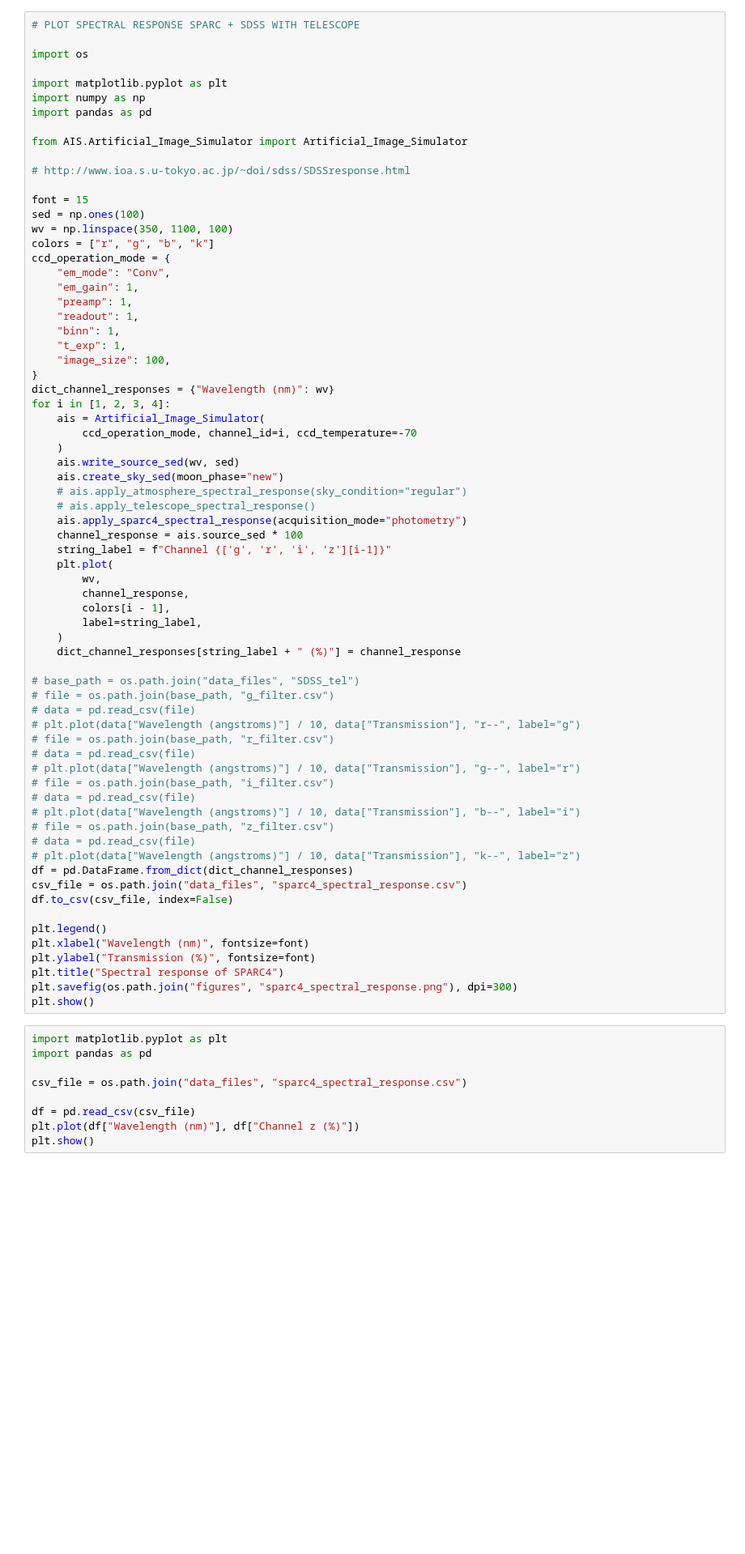
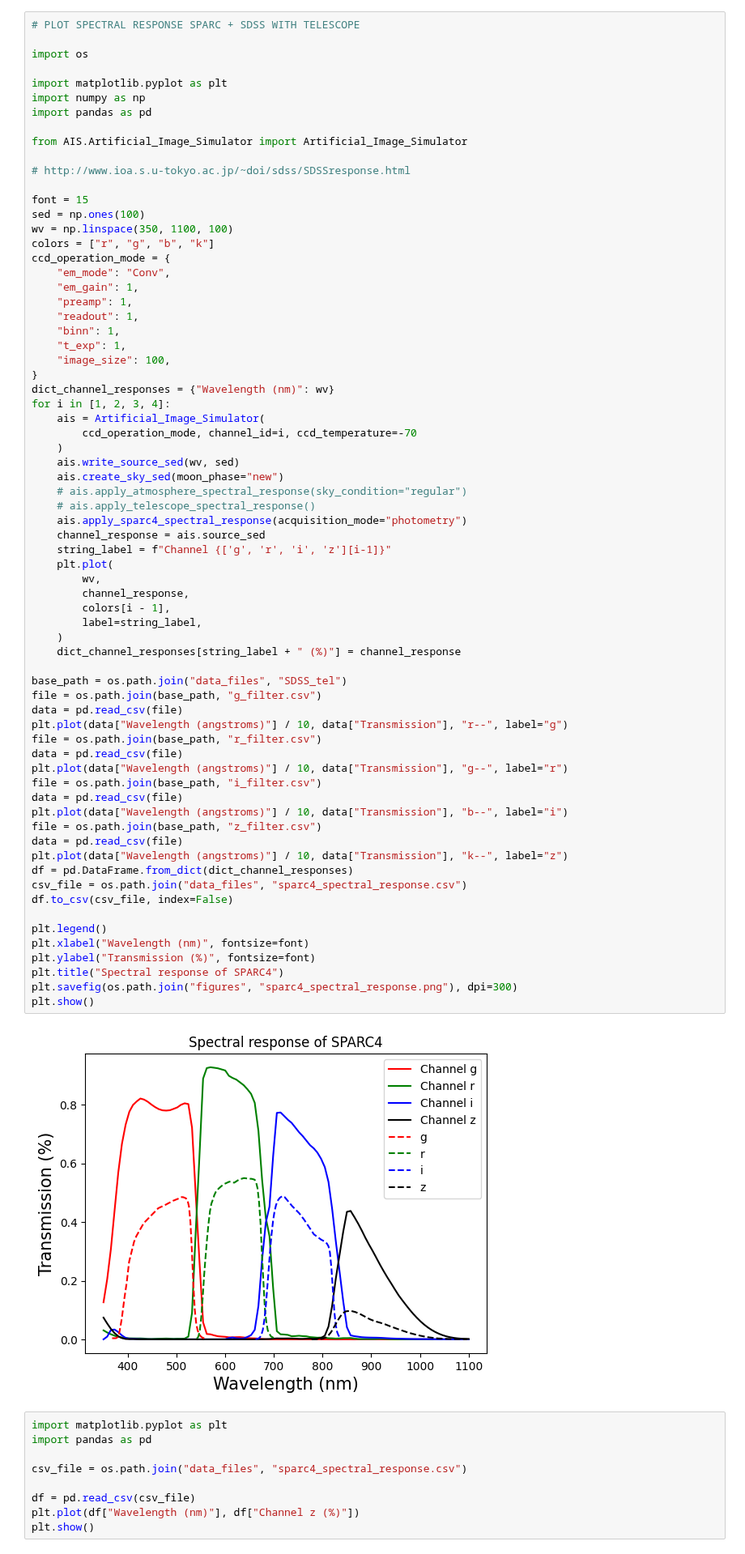
Before and after one commit to DBernardes/AIS, a Jupyter notebook: notebook/spectral_responses.ipynb, the cells around one changed output. Shown at 81% size. Saved outputs shown, nothing was run; the diff lists cells and outputs as text; blank space fills up the shorter version.

```diff
--- a/notebook/spectral_responses.ipynb
+++ b/notebook/spectral_responses.ipynb
@@ -105,47 +120,49 @@ ccd_operation_mode = {
 }
 dict_channel_responses = {"Wavelength (nm)": wv}
 for i in [1, 2, 3, 4]:
     ais = Artificial_Image_Simulator(
         ccd_operation_mode, channel_id=i, ccd_temperature=-70
     )
     ais.write_source_sed(wv, sed)
     ais.create_sky_sed(moon_phase="new")
     # ais.apply_atmosphere_spectral_response(sky_condition="regular")
     # ais.apply_telescope_spectral_response()
     ais.apply_sparc4_spectral_response(acquisition_mode="photometry")
-    channel_response = ais.source_sed * 100
+    channel_response = ais.source_sed
     string_label = f"Channel {['g', 'r', 'i', 'z'][i-1]}"
     plt.plot(
         wv,
         channel_response,
         colors[i - 1],
         label=string_label,
     )
     dict_channel_responses[string_label + " (%)"] = channel_response
 
-# base_path = os.path.join("data_files", "SDSS_tel")
-# file = os.path.join(base_path, "g_filter.csv")
-# data = pd.read_csv(file)
-# plt.plot(data["Wavelength (angstroms)"] / 10, data["Transmission"], "r--", label="g")
-# file = os.path.join(base_path, "r_filter.csv")
-# data = pd.read_csv(file)
-# plt.plot(data["Wavelength (angstroms)"] / 10, data["Transmission"], "g--", label="r")
-# file = os.path.join(base_path, "i_filter.csv")
-# data = pd.read_csv(file)
-# plt.plot(data["Wavelength (angstroms)"] / 10, data["Transmission"], "b--", label="i")
-# file = os.path.join(base_path, "z_filter.csv")
-# data = pd.read_csv(file)
-# plt.plot(data["Wavelength (angstroms)"] / 10, data["Transmission"], "k--", label="z")
+base_path = os.path.join("data_files", "SDSS_tel")
+file = os.path.join(base_path, "g_filter.csv")
+data = pd.read_csv(file)
+plt.plot(data["Wavelength (angstroms)"] / 10, data["Transmission"], "r--", label="g")
+file = os.path.join(base_path, "r_filter.csv")
+data = pd.read_csv(file)
+plt.plot(data["Wavelength (angstroms)"] / 10, data["Transmission"], "g--", label="r")
+file = os.path.join(base_path, "i_filter.csv")
+data = pd.read_csv(file)
+plt.plot(data["Wavelength (angstroms)"] / 10, data["Transmission"], "b--", label="i")
+file = os.path.join(base_path, "z_filter.csv")
+data = pd.read_csv(file)
+plt.plot(data["Wavelength (angstroms)"] / 10, data["Transmission"], "k--", label="z")
 df = pd.DataFrame.from_dict(dict_channel_responses)
 csv_file = os.path.join("data_files", "sparc4_spectral_response.csv")
 df.to_csv(csv_file, index=False)
 
 plt.legend()
 plt.xlabel("Wavelength (nm)", fontsize=font)
 plt.ylabel("Transmission (%)", fontsize=font)
 plt.title("Spectral response of SPARC4")
 plt.savefig(os.path.join("figures", "sparc4_spectral_response.png"), dpi=300)
 plt.show()
+# %% [output]
+[figure, added]
 # %%
 import matplotlib.pyplot as plt
 import pandas as pd
```
Also changed, not shown: parts of 2 cells of this notebook, 8 other files.
